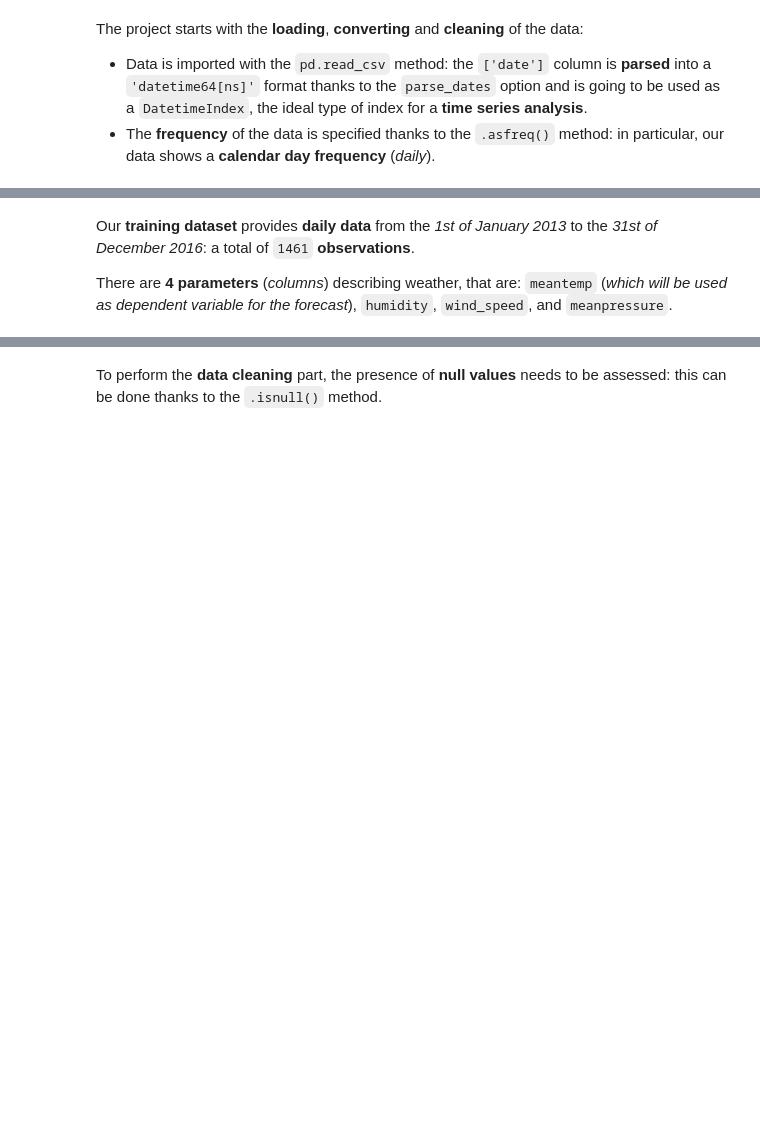
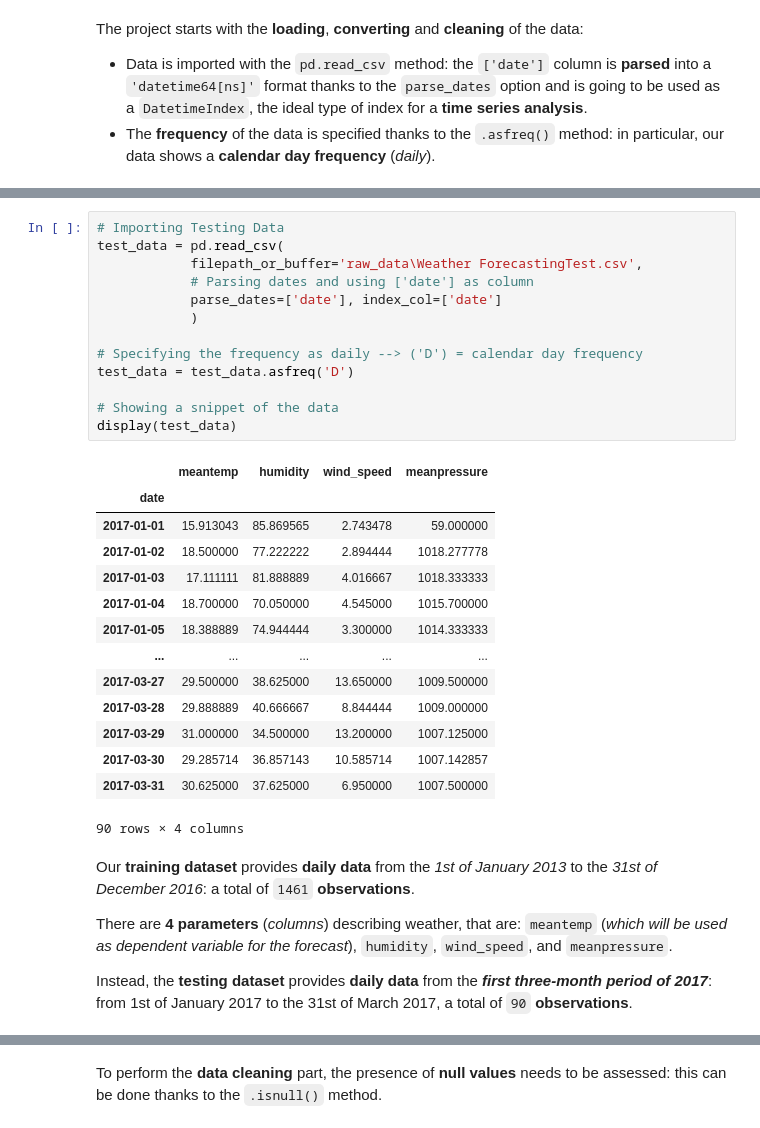
Before and after one commit to marcocolognesi/Weather_Forecast, a Jupyter notebook: project.ipynb, the cells around one changed output, grey strips where cells are left out. Saved outputs shown, nothing was run; the diff lists cells and outputs as text; blank space fills up the shorter version.

```diff
--- a/project.ipynb
+++ b/project.ipynb
@@ -44,9 +44,39 @@ display(data)
 | 2016-12-30 | 14.095238 | 89.666667 | 6.266667 | 1017.904762 |
 | 2016-12-31 | 15.052632 | 87.000000 | 7.325000 | 1016.100000 |
 1461 rows × 4 columns
+# %%
+# Importing Testing Data
+test_data = pd.read_csv(
+            filepath_or_buffer='raw_data\Weather ForecastingTest.csv',
+            # Parsing dates and using ['date'] as column
+            parse_dates=['date'], index_col=['date']
+            )
+
+# Specifying the frequency as daily --> ('D') = calendar day frequency
+test_data = test_data.asfreq('D')
+
+# Showing a snippet of the data
+display(test_data)
+# %% [output]
+|  | meantemp | humidity | wind_speed | meanpressure |
+| date |  |  |  |  |
+| 2017-01-01 | 15.913043 | 85.869565 | 2.743478 | 59.000000 |
+| 2017-01-02 | 18.500000 | 77.222222 | 2.894444 | 1018.277778 |
+| 2017-01-03 | 17.111111 | 81.888889 | 4.016667 | 1018.333333 |
+| 2017-01-04 | 18.700000 | 70.050000 | 4.545000 | 1015.700000 |
+| 2017-01-05 | 18.388889 | 74.944444 | 3.300000 | 1014.333333 |
+| ... | ... | ... | ... | ... |
+| 2017-03-27 | 29.500000 | 38.625000 | 13.650000 | 1009.500000 |
+| 2017-03-28 | 29.888889 | 40.666667 | 8.844444 | 1009.000000 |
+| 2017-03-29 | 31.000000 | 34.500000 | 13.200000 | 1007.125000 |
+| 2017-03-30 | 29.285714 | 36.857143 | 10.585714 | 1007.142857 |
+| 2017-03-31 | 30.625000 | 37.625000 | 6.950000 | 1007.500000 |
+90 rows × 4 columns
 # %% [markdown]
 Our **training dataset** provides **daily data** from the *1st of January 2013* to the *31st of December 2016*: a total of `1461` **observations**.
 
 There are **4 parameters** (*columns*) describing weather, that are: `meantemp` (*which will be used as dependent variable for the forecast*), `humidity`, `wind_speed`, and `meanpressure`.
+
+Instead, the **testing dataset** provides **daily data** from the ***first three-month period of 2017***: from 1st of January 2017 to the 31st of March 2017, a total of `90` **observations**.
 # %%
 # Data information
```
Also changed, not shown: parts of 7 cells of this notebook, 3 other files.
